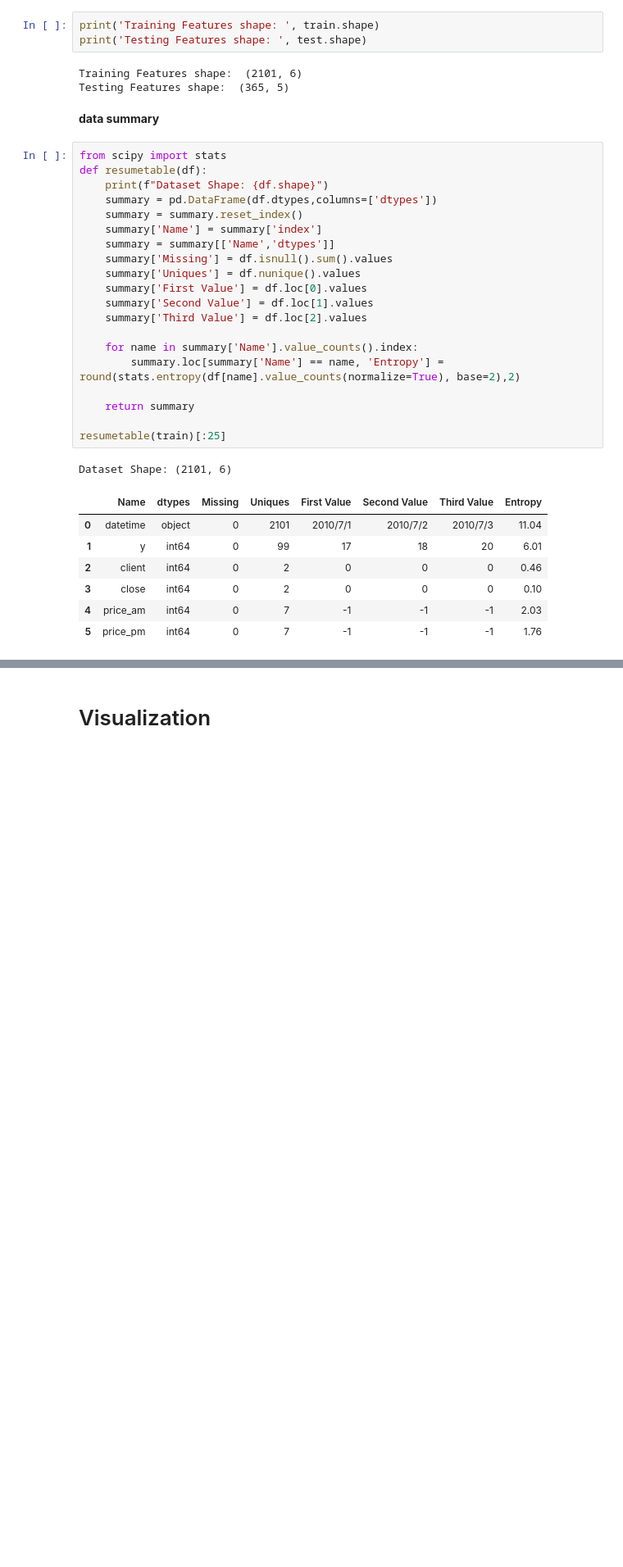
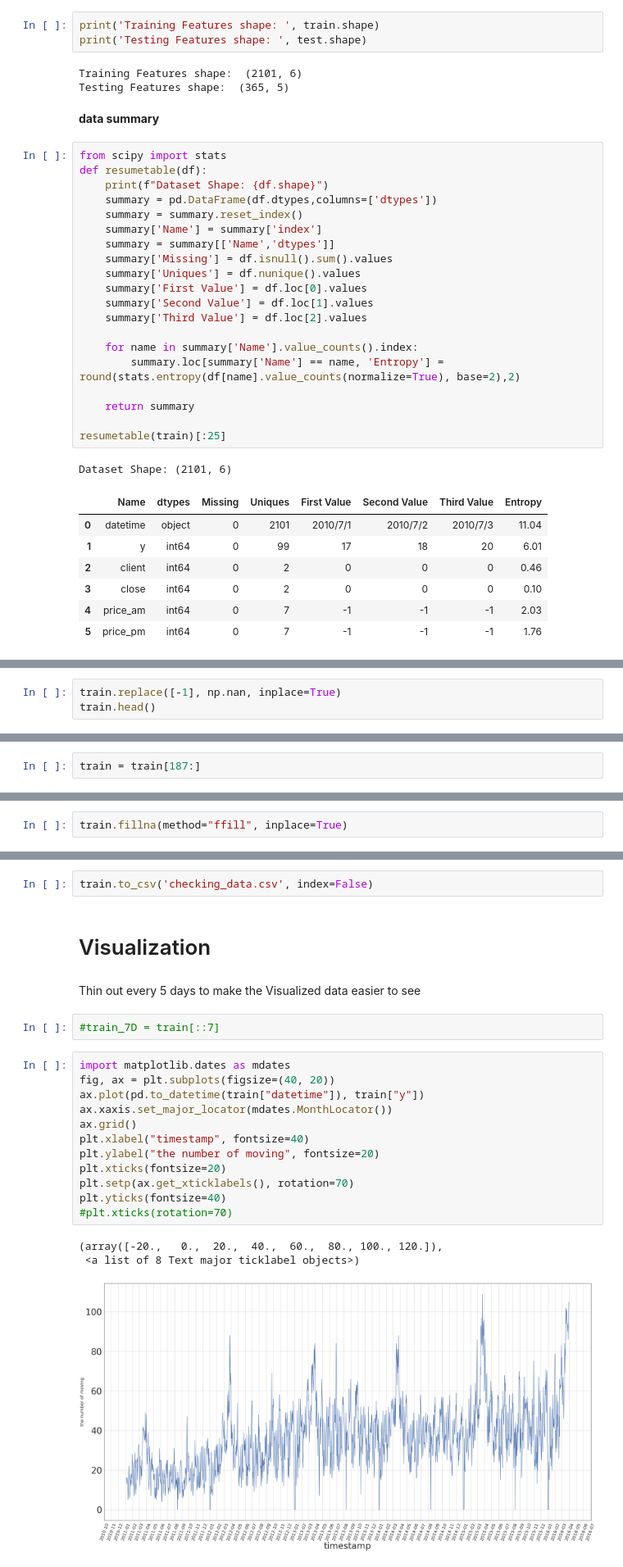
Before and after one commit to shima2920/data-analysis, a Jupyter notebook: SIGNATE_Moving_Company_Forecast_20210211ipynb.ipynb, the cells around one changed output, grey strips where cells are left out. Shown at 82% size. Cells and saved outputs as stored; diff of their text form; blank space fills up the shorter version.

```diff
--- a/SIGNATE_Moving_Company_Forecast_20210211ipynb.ipynb
+++ b/SIGNATE_Moving_Company_Forecast_20210211ipynb.ipynb
@@ -124,0 +137,3 @@ in these data, "-1" means missing value on columns price_am, price_pm
+# %%
+train.replace([-1], np.nan, inplace=True)
+train.head()
@@ -124,0 +147,2 @@ in these data, "-1" means missing value on columns price_am, price_pm
+# %%
+train = train[187:]
@@ -125,3 +161,5 @@ in these data, "-1" means missing value on columns price_am, price_pm
+# %%
+train.fillna(method="ffill", inplace=True)
 # %%
 ms_count = train['price_am'].value_counts()
 percent = ((train.isnull().sum()/train.shape[0])*100).sort_values(ascending=False)
@@ -145,2 +208,24 @@ Name: price_am, dtype: int64
+# %%
+train.to_csv('checking_data.csv', index=False)
 # %% [markdown]
 # Visualization
+# %% [markdown]
+Thin out every 5 days to make the Visualized data easier to see
+# %%
+#train_7D = train[::7]
+# %%
+import matplotlib.dates as mdates
+fig, ax = plt.subplots(figsize=(40, 20))
+ax.plot(pd.to_datetime(train["datetime"]), train["y"])
+ax.xaxis.set_major_locator(mdates.MonthLocator())
+ax.grid()
+plt.xlabel("timestamp", fontsize=40)
+plt.ylabel("the number of moving", fontsize=20)
+plt.xticks(fontsize=20)
+plt.setp(ax.get_xticklabels(), rotation=70)
+plt.yticks(fontsize=40)
+#plt.xticks(rotation=70)
+# %% [output]
+(array([-20.,   0.,  20.,  40.,  60.,  80., 100., 120.]),
+ <a list of 8 Text major ticklabel objects>)
+[figure, added]
```
Also changed, not shown: parts of 38 cells of this notebook.
